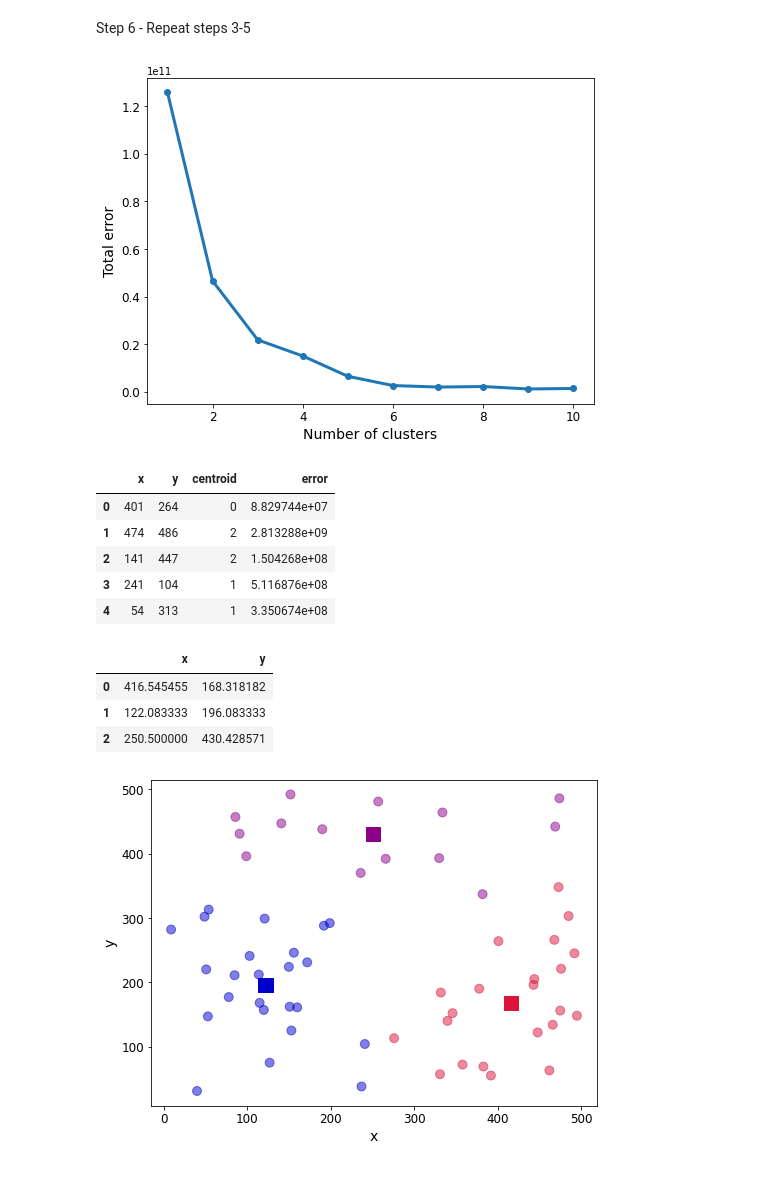
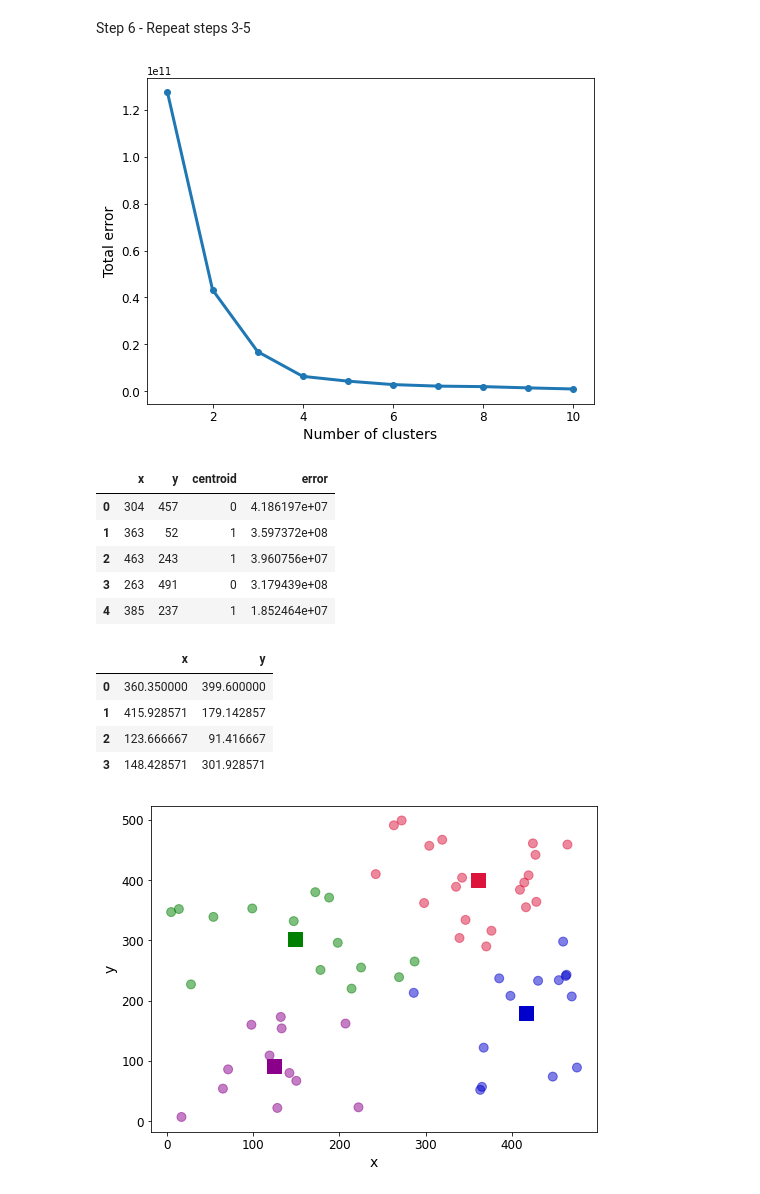
Before and after one commit to fawziafaraag/machine-learning-II, a Jupyter notebook: lab1_machine_learning(II).ipynb, the cells around one changed output. Cells and saved outputs as stored; diff of their text form; code cells hidden in the pictures.

```diff
--- a/lab1_machine_learning(II).ipynb
+++ b/lab1_machine_learning(II).ipynb
@@ -55,8 +55,8 @@ df = pd.DataFrame(dict)
 # saving the dataframe
 df.to_csv('kmeans_xy.csv')
 # %%
-blobs = pd.read_csv('kmeans_xy.csv')
-colnames = list(blobs.columns[1:3])
-blobs.head()
+data= pd.read_csv('kmeans_xy.csv')
+colnames = list(data.columns[1:3])
+data.head()
 # %% [output]
 |  | Unnamed: 0 | x | y |
@@ -79,9 +79,9 @@ def initiate_centroids(k, dset):
     centroids = dset.sample(k)
     return centroids
 
-np.random.seed(42)
+np.random.seed(24)
 k=3
-df = blobs[['x','y']]
+df = data[['x','y']]
 centroids = initiate_centroids(k, df)
 centroids
 # %% [output]
@@ -235,7 +235,7 @@ def kmeans(dset, k=2, tol=1e-4):
 err_total = []
 n = 10
 
-df_elbow = blobs[['x','y']]
+df_elbow = data[['x','y']]
 
 for i in range(n):
     _, my_errs, _ = kmeans(df_elbow, i+1)
@@ -249,38 +249,41 @@ plt.xticks(fontsize=12)
 plt.yticks(fontsize=12)
 plt.show()
 # %% [output]
-[figure, old version]
+[figure, new version]
 # %%
 np.random.seed(42)
-df['centroid'], df['error'], centroids =  kmeans(df[['x','y']], 3)
+df['centroid'], df['error'], centroids =  kmeans(df[['x','y']], 4)
 df.head()
 # %% [output]
 |  | x | y | centroid | error |
-| 0 | 401 | 264 | 0 | 8.829744e+07 |
-| 1 | 474 | 486 | 2 | 2.813288e+09 |
-| 2 | 141 | 447 | 2 | 1.504268e+08 |
-| 3 | 241 | 104 | 1 | 5.116876e+08 |
-| 4 | 54 | 313 | 1 | 3.350674e+08 |
+| 0 | 304 | 457 | 0 | 4.186197e+07 |
+| 1 | 363 | 52 | 1 | 3.597372e+08 |
+| 2 | 463 | 243 | 1 | 3.960756e+07 |
+| 3 | 263 | 491 | 0 | 3.179439e+08 |
+| 4 | 385 | 237 | 1 | 1.852464e+07 |
 # %%
 centroids
 # %% [output]
 |  | x | y |
-| 0 | 416.545455 | 168.318182 |
-| 1 | 122.083333 | 196.083333 |
-| 2 | 250.500000 | 430.428571 |
+| 0 | 360.350000 | 399.600000 |
+| 1 | 415.928571 | 179.142857 |
+| 2 | 123.666667 | 91.416667 |
+| 3 | 148.428571 | 301.928571 |
+# %%
+customcmap = ListedColormap(["crimson", "mediumblue", "darkmagenta","green"])
 # %%
 fig, ax = plt.subplots(figsize=(8, 6))
 plt.scatter(df.iloc[:,0], df.iloc[:,1],  marker = 'o',
             c=df['centroid'].astype('category'),
             cmap = customcmap, s=80, alpha=0.5)
 
 plt.scatter(centroids.iloc[:,0], centroids.iloc[:,1],
-            marker = 's', s=200, c=[0, 1, 2],
+            marker = 's', s=200, c=[0, 1, 2,3],
             cmap = customcmap)
 ax.set_xlabel(r'x', fontsize=14)
 ax.set_ylabel(r'y', fontsize=14)
 plt.xticks(fontsize=12)
 plt.yticks(fontsize=12)
 plt.show()
 # %% [output]
-[figure, old version]
+[figure, new version]
```
Also changed, not shown: parts of 11 cells of this notebook.
